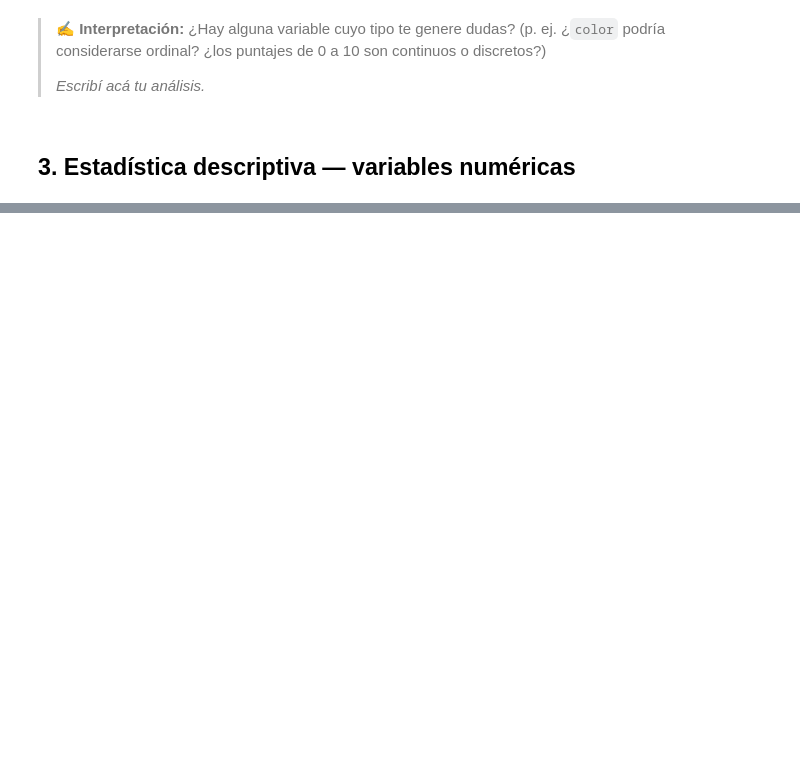
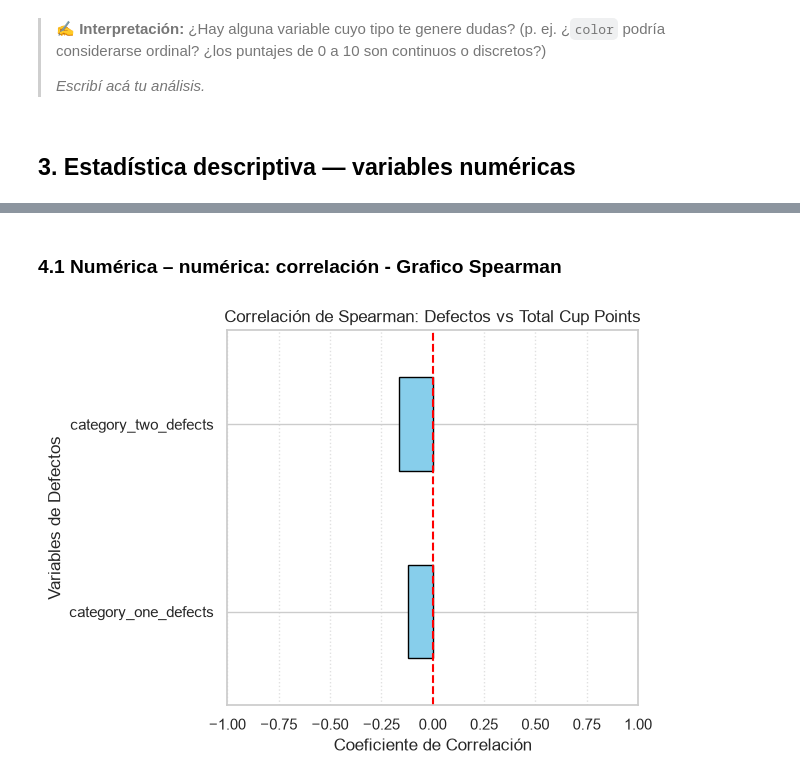
Before and after one commit to leonardobara/ceia, a Jupyter notebook: bimestre-1/analisis-de-datos/tps/act2-eda-basico/eda-coffee.ipynb, the cells around one changed output, grey strips where cells are left out. Saved outputs shown, nothing was run; the diff lists cells and outputs as text; code cells hidden in the pictures; blank space fills up the shorter version.

```diff
--- a/bimestre-1/analisis-de-datos/tps/act2-eda-basico/eda-coffee.ipynb
+++ b/bimestre-1/analisis-de-datos/tps/act2-eda-basico/eda-coffee.ipynb
@@ -263,8 +250,0 @@ pd.DataFrame(resumen_cat).set_index("variable")
-# %%
-# Frecuencias absolutas y relativas
-for col in ["species", "processing_method", "color"]:
-    tabla = pd.DataFrame({
-        "frecuencia": df[col].value_counts(),
-        "frec. relativa (%)": df[col].value_counts(normalize=True) * 100,
-    })
-    display(tabla)
@@ -449,0 +476,7 @@ Respondé brevemente cada pregunta guía con lo que encontraste:
+# %%
+var_clave_spearman = ["total_cup_points", "category_one_defects", "category_two_defects"]
+
+df_corr = df[ [col for col in var_clave_spearman if col in df.columns] ]
+# Calcular la matriz de correlación (usamos Spearman debido a los defectos y el sesgo)
+matriz_spearman = df_corr.corr(method='spearman')
+print(matriz_spearman)
@@ -449,0 +493,22 @@ Respondé brevemente cada pregunta guía con lo que encontraste:
+# %% [markdown]
+### 4.1 Numérica – numérica: correlación - Grafico Spearman
+# %%
+df_grupo1 = df_corr[['category_one_defects', 'category_two_defects']]
+df_grupo2 = df_corr[['total_cup_points']]
+matriz_cruzada = df_grupo1.corrwith(df_grupo2['total_cup_points'], method='spearman')
+
+
+matriz_cruzada.plot(kind='barh', color='skyblue', edgecolor='black')
+
+# Personalizar el diseño
+plt.title("Correlación de Spearman: Defectos vs Total Cup Points")
+plt.xlabel("Coeficiente de Correlación")
+plt.ylabel("Variables de Defectos")
+plt.xlim(-1, 1) # El rango de la correlación siempre va de -1 a 1
+plt.axvline(0, color='red', linestyle='--') # Línea de referencia en 0
+plt.grid(axis='x', linestyle=':', alpha=0.6)
+
+plt.tight_layout()
+plt.show()
+# %% [output]
+[figure, added]
```
Also changed, not shown: parts of 55 cells of this notebook.
